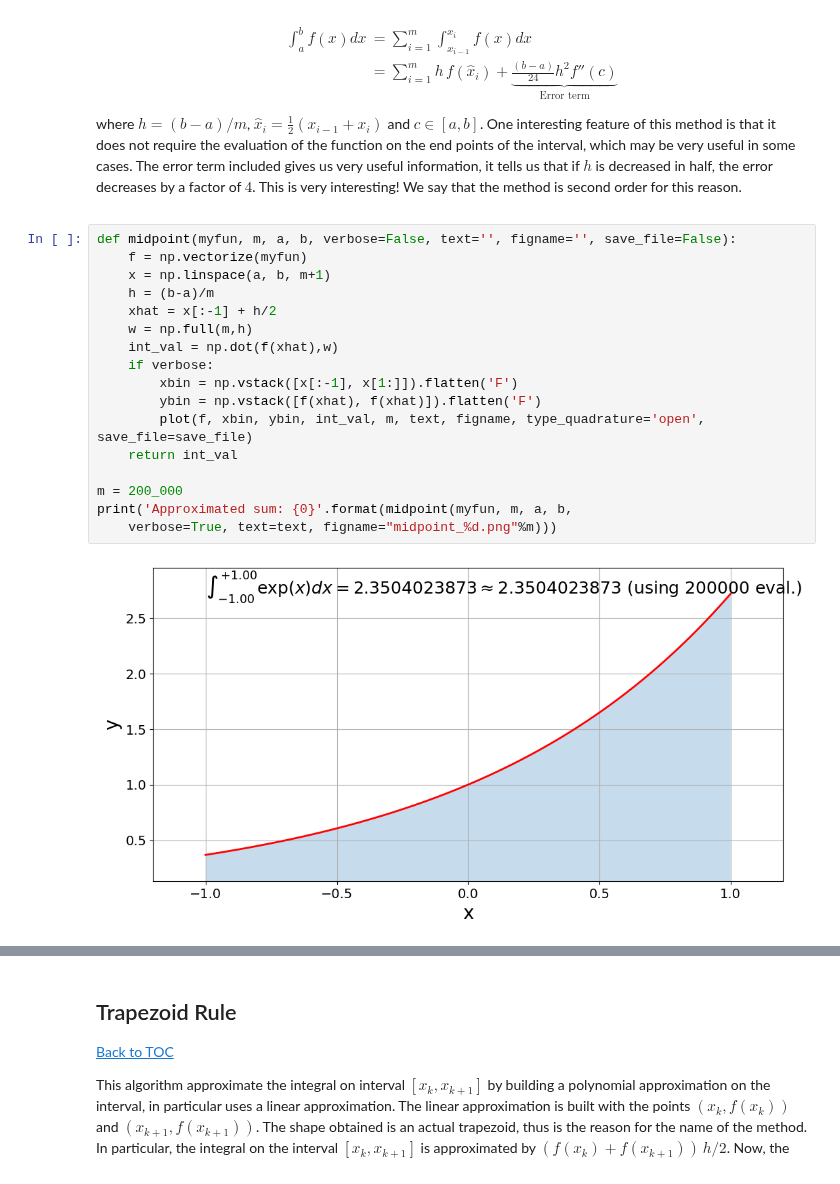
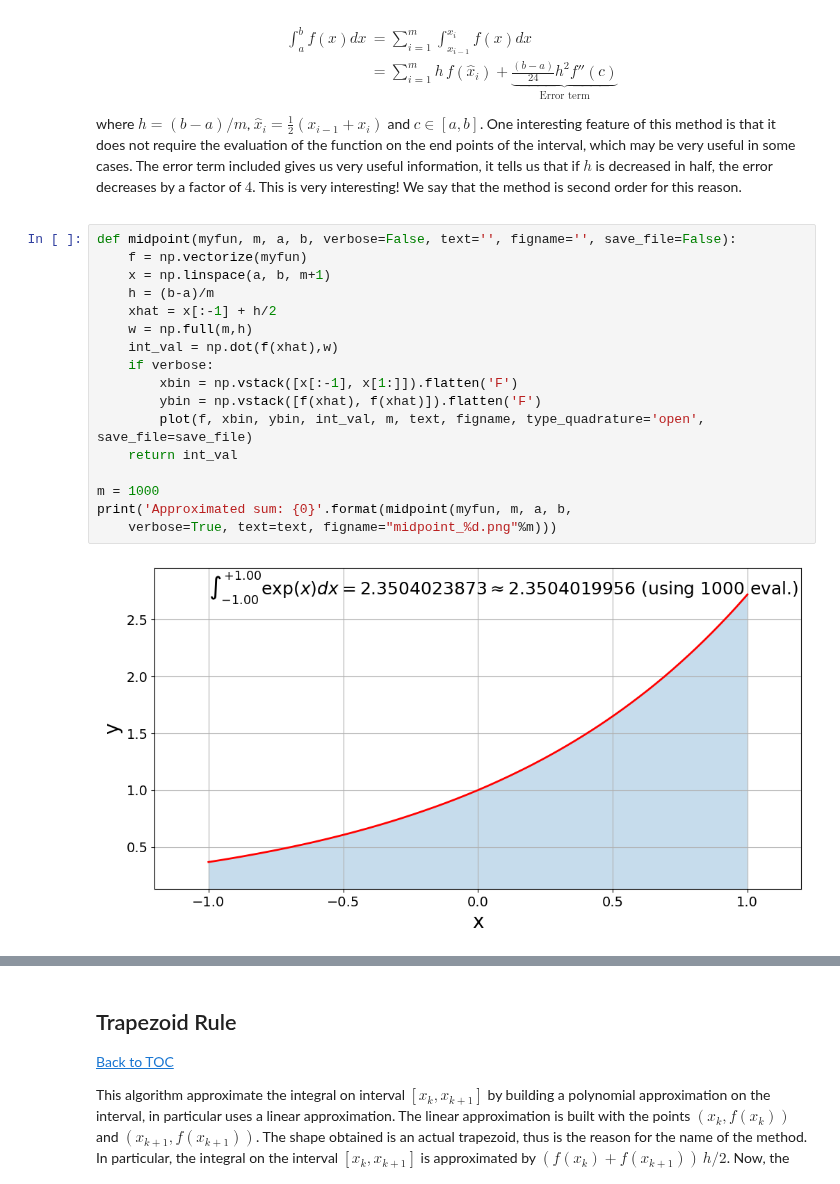
Before and after one commit to tclaudioe/Scientific-Computing, a Jupyter notebook: SC1v2/08_Numerical Quadrature.ipynb, the cells around one changed output, grey strips where cells are left out. Drawn from its saved outputs; the diff is of its cells as text.

```diff
--- a/SC1v2/08_Numerical Quadrature.ipynb
+++ b/SC1v2/08_Numerical Quadrature.ipynb
@@ -190,19 +190,19 @@ This is very interesting! We say that the method is second order for this reason
 # %%
 def midpoint(myfun, m, a, b, verbose=False, text='', figname='', save_file=False):
     f = np.vectorize(myfun)
     x = np.linspace(a, b, m+1)
     h = (b-a)/m
     xhat = x[:-1] + h/2
     w = np.full(m,h)
     int_val = np.dot(f(xhat),w)
     if verbose:
         xbin = np.vstack([x[:-1], x[1:]]).flatten('F')
         ybin = np.vstack([f(xhat), f(xhat)]).flatten('F')
         plot(f, xbin, ybin, int_val, m, text, figname, type_quadrature='open', save_file=save_file)
     return int_val
 
-m = 200_000
+m = 1000
 print('Approximated sum: {0}'.format(midpoint(myfun, m, a, b,
     verbose=True, text=text, figname="midpoint_%d.png"%m)))
 # %% [output]
-[figure, old version]
+[figure, new version]
```
Also changed, not shown: parts of 4 cells of this notebook.
